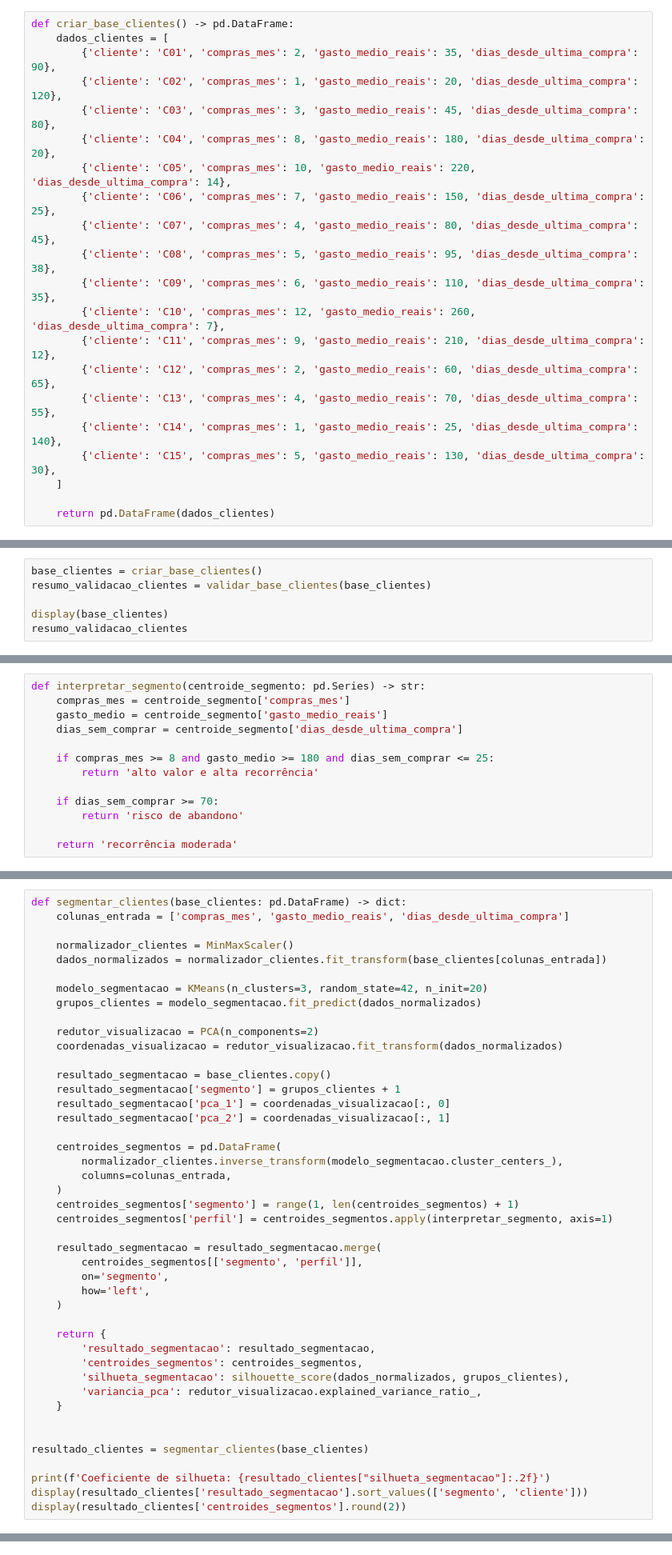
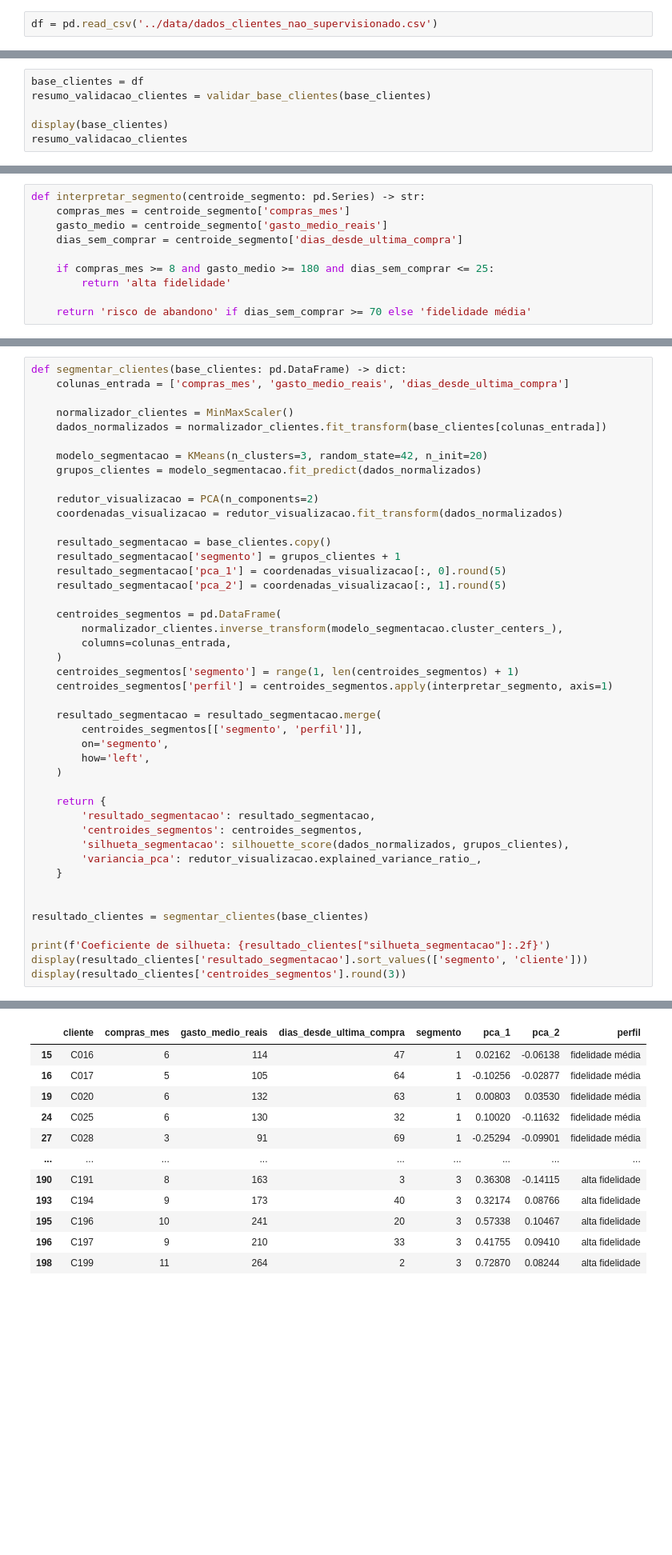
Before and after one commit to cidade-felipe/atv-ia-exemplos-supervisionado-nao-supervisionado, a Jupyter notebook: notebooks/02_ia_nao_supervisionada_segmentacao.ipynb, the cells around one changed output, grey strips where cells are left out. Shown at 80% size. Saved outputs shown, nothing was run; the diff lists cells and outputs as text; blank space fills up the shorter version.

```diff
--- a/notebooks/02_ia_nao_supervisionada_segmentacao.ipynb
+++ b/notebooks/02_ia_nao_supervisionada_segmentacao.ipynb
@@ -32,24 +32,5 @@ Esta célula cria uma base fictícia de clientes para o problema de segmentaçã
 # %%
-def criar_base_clientes() -> pd.DataFrame:
-    dados_clientes = [
-        {'cliente': 'C01', 'compras_mes': 2, 'gasto_medio_reais': 35, 'dias_desde_ultima_compra': 90},
-        {'cliente': 'C02', 'compras_mes': 1, 'gasto_medio_reais': 20, 'dias_desde_ultima_compra': 120},
-        {'cliente': 'C03', 'compras_mes': 3, 'gasto_medio_reais': 45, 'dias_desde_ultima_compra': 80},
-        {'cliente': 'C04', 'compras_mes': 8, 'gasto_medio_reais': 180, 'dias_desde_ultima_compra': 20},
-        {'cliente': 'C05', 'compras_mes': 10, 'gasto_medio_reais': 220, 'dias_desde_ultima_compra': 14},
-        {'cliente': 'C06', 'compras_mes': 7, 'gasto_medio_reais': 150, 'dias_desde_ultima_compra': 25},
-        {'cliente': 'C07', 'compras_mes': 4, 'gasto_medio_reais': 80, 'dias_desde_ultima_compra': 45},
-        {'cliente': 'C08', 'compras_mes': 5, 'gasto_medio_reais': 95, 'dias_desde_ultima_compra': 38},
-        {'cliente': 'C09', 'compras_mes': 6, 'gasto_medio_reais': 110, 'dias_desde_ultima_compra': 35},
-        {'cliente': 'C10', 'compras_mes': 12, 'gasto_medio_reais': 260, 'dias_desde_ultima_compra': 7},
-        {'cliente': 'C11', 'compras_mes': 9, 'gasto_medio_reais': 210, 'dias_desde_ultima_compra': 12},
-        {'cliente': 'C12', 'compras_mes': 2, 'gasto_medio_reais': 60, 'dias_desde_ultima_compra': 65},
-        {'cliente': 'C13', 'compras_mes': 4, 'gasto_medio_reais': 70, 'dias_desde_ultima_compra': 55},
-        {'cliente': 'C14', 'compras_mes': 1, 'gasto_medio_reais': 25, 'dias_desde_ultima_compra': 140},
-        {'cliente': 'C15', 'compras_mes': 5, 'gasto_medio_reais': 130, 'dias_desde_ultima_compra': 30},
-    ]
-
-    return pd.DataFrame(dados_clientes)
+df = pd.read_csv('../data/dados_clientes_nao_supervisionado.csv')
 # %% [markdown]
 Esta célula valida a base de clientes antes do agrupamento. Ela verifica se há valores nulos, se as colunas usadas são numéricas, se existem valores negativos indevidos e se há possíveis outliers pelo método IQR. Essa validação é importante porque K-Means também é sensível a dados problemáticos, principalmente valores extremos. Na apresentação, vale dizer que a qualidade dos dados influencia diretamente a qualidade dos grupos encontrados.
 # %%
@@ -87,7 +68,7 @@ def validar_base_clientes(base_clientes: pd.DataFrame) -> dict:
 # %% [markdown]
 Esta célula cria a base de clientes, executa a validação e mostra os dados para inspeção. O objetivo é garantir que a análise começa com uma visão clara das variáveis usadas pelo modelo. Como não existe rótulo de segmento, essa tabela ajuda a entender quais características o algoritmo vai usar para comparar os clientes. É uma etapa simples, mas deixa a explicação mais transparente.
 # %%
-base_clientes = criar_base_clientes()
+base_clientes = df
 resumo_validacao_clientes = validar_base_clientes(base_clientes)
 
 display(base_clientes)
@@ -126,12 +129,9 @@ def interpretar_segmento(centroide_segmento: pd.Series) -> str:
     dias_sem_comprar = centroide_segmento['dias_desde_ultima_compra']
 
     if compras_mes >= 8 and gasto_medio >= 180 and dias_sem_comprar <= 25:
-        return 'alto valor e alta recorrência'
+        return 'alta fidelidade'
 
-    if dias_sem_comprar >= 70:
-        return 'risco de abandono'
-
-    return 'recorrência moderada'
+    return 'risco de abandono' if dias_sem_comprar >= 70 else 'fidelidade média'
 # %% [markdown]
 Esta célula executa o fluxo principal da IA não supervisionada. Primeiro, os dados são normalizados com `MinMaxScaler`, porque compras, gasto e dias têm escalas diferentes. Depois, o `KMeans` encontra três grupos, o `PCA` reduz os dados para duas dimensões para visualização e o `silhouette_score` mede se os grupos ficaram razoavelmente separados. No final, a célula mostra os clientes segmentados e os centroides, que são os perfis médios de cada grupo.
 # %%
@@ -149,8 +149,8 @@ def segmentar_clientes(base_clientes: pd.DataFrame) -> dict:
 
     resultado_segmentacao = base_clientes.copy()
     resultado_segmentacao['segmento'] = grupos_clientes + 1
-    resultado_segmentacao['pca_1'] = coordenadas_visualizacao[:, 0]
-    resultado_segmentacao['pca_2'] = coordenadas_visualizacao[:, 1]
+    resultado_segmentacao['pca_1'] = coordenadas_visualizacao[:, 0].round(5)
+    resultado_segmentacao['pca_2'] = coordenadas_visualizacao[:, 1].round(5)
 
     centroides_segmentos = pd.DataFrame(
         normalizador_clientes.inverse_transform(modelo_segmentacao.cluster_centers_),
@@ -177,4 +177,5 @@ resultado_clientes = segmentar_clientes(base_clientes)
 
 print(f'Coeficiente de silhueta: {resultado_clientes["silhueta_segmentacao"]:.2f}')
 display(resultado_clientes['resultado_segmentacao'].sort_values(['segmento', 'cliente']))
-display(resultado_clientes['centroides_segmentos'].round(2))
+display(resultado_clientes['centroides_segmentos'].round(3))
+# %% [output]
@@ -180,0 +183,12 @@ display(resultado_clientes['centroides_segmentos'].round(2))
+|  | cliente | compras_mes | gasto_medio_reais | dias_desde_ultima_compra | segmento | pca_1 | pca_2 | perfil |
+| 15 | C016 | 6 | 114 | 47 | 1 | 0.02162 | -0.06138 | fidelidade média |
+| 16 | C017 | 5 | 105 | 64 | 1 | -0.10256 | -0.02877 | fidelidade média |
+| 19 | C020 | 6 | 132 | 63 | 1 | 0.00803 | 0.03530 | fidelidade média |
+| 24 | C025 | 6 | 130 | 32 | 1 | 0.10020 | -0.11632 | fidelidade média |
+| 27 | C028 | 3 | 91 | 69 | 1 | -0.25294 | -0.09901 | fidelidade média |
+| ... | ... | ... | ... | ... | ... | ... | ... | ... |
+| 190 | C191 | 8 | 163 | 3 | 3 | 0.36308 | -0.14115 | alta fidelidade |
+| 193 | C194 | 9 | 173 | 40 | 3 | 0.32174 | 0.08766 | alta fidelidade |
+| 195 | C196 | 10 | 241 | 20 | 3 | 0.57338 | 0.10467 | alta fidelidade |
+| 196 | C197 | 9 | 210 | 33 | 3 | 0.41755 | 0.09410 | alta fidelidade |
+| 198 | C199 | 11 | 264 | 2 | 3 | 0.72870 | 0.08244 | alta fidelidade |
```
Also changed, not shown: parts of 6 cells of this notebook, 11 other files.
